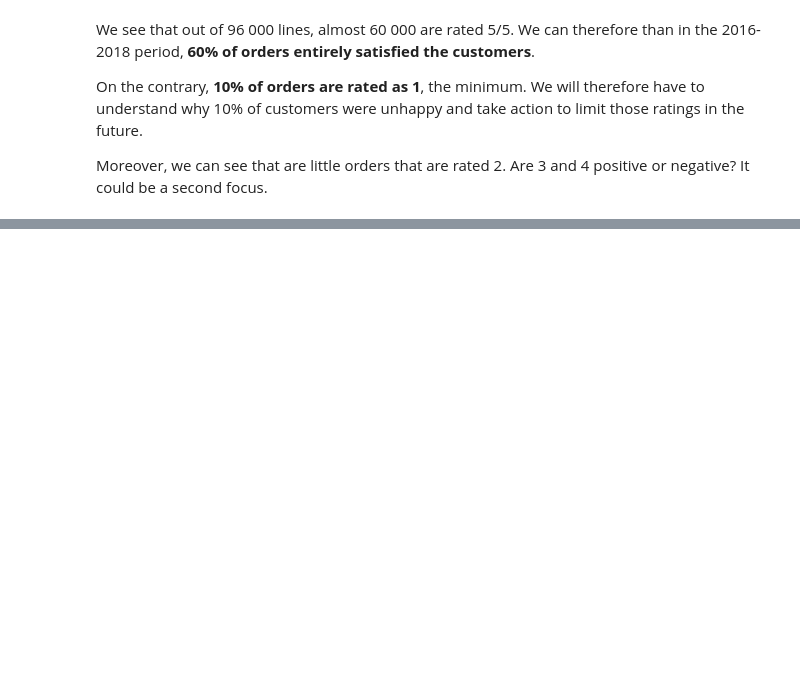
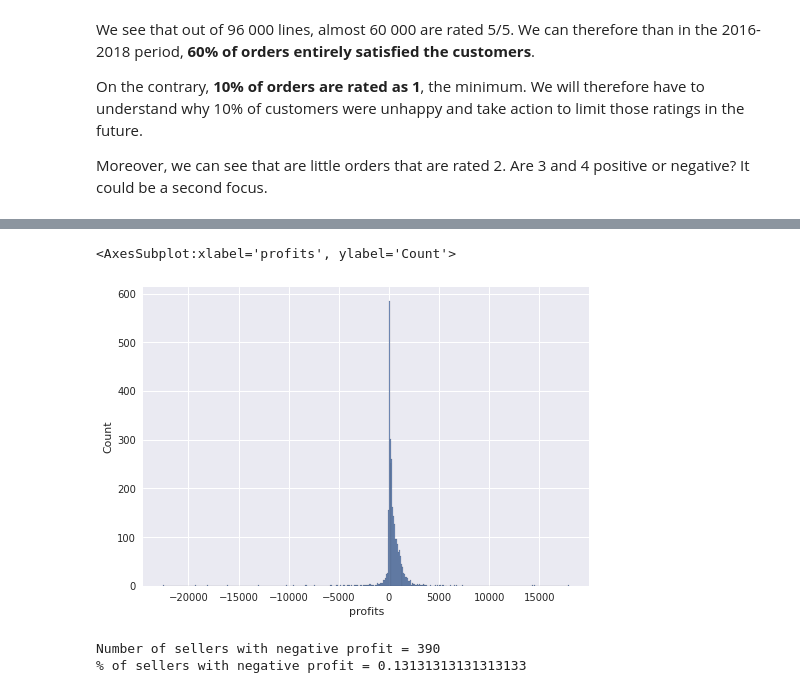
Before and after one commit to corentingaret/Olist, a Jupyter notebook: notebooks/customer_satisfaction_explo.ipynb, the cells around one changed output, grey strips where cells are left out. Drawn from its saved outputs; the diff is of its cells as text; code cells hidden in the pictures; blank space fills up the shorter version.

Commit message:
sellers analysis

```diff
--- a/notebooks/customer_satisfaction_explo.ipynb
+++ b/notebooks/customer_satisfaction_explo.ipynb
@@ -116,0 +141,3 @@ KeyboardInterrupt:
+# %%
+from Olist.seller import Seller
+sellers = Seller().get_training_data()
@@ -116,0 +157,11 @@ KeyboardInterrupt:
+# %%
+sns.histplot(sellers['profits'])
+# %% [output]
+<AxesSubplot:xlabel='profits', ylabel='Count'>
+[figure, added]
+# %%
+print(f'Number of sellers with negative profit = {sellers[sellers.profits < 0].shape[0]}')
+print(f'% of sellers with negative profit = {sellers[sellers.profits < 0].shape[0] / sellers.shape[0]}')
+# %% [output]
+Number of sellers with negative profit = 390
+% of sellers with negative profit = 0.13131313131313133
```
Also changed, not shown: parts of 17 cells of this notebook, 1 other file.
